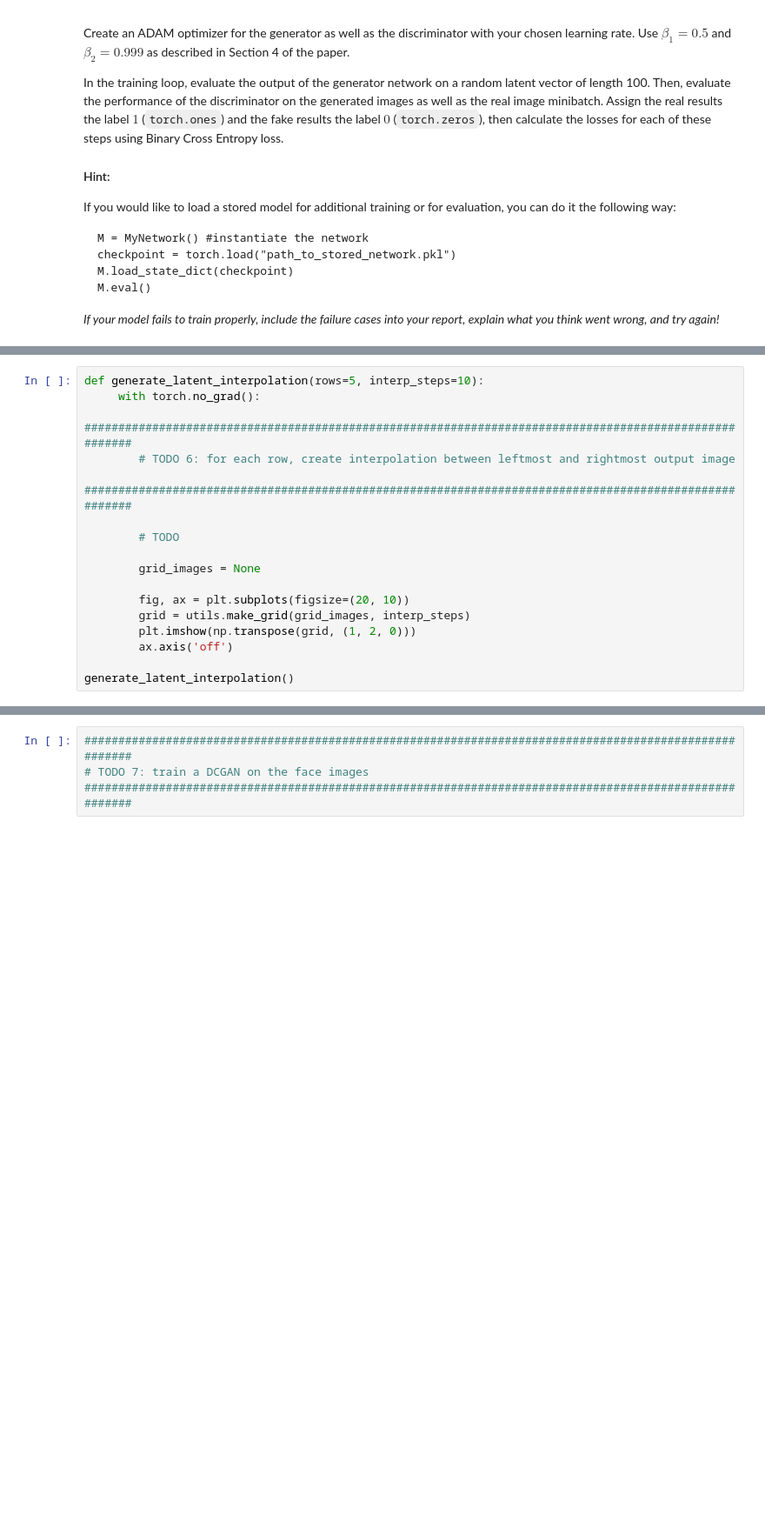
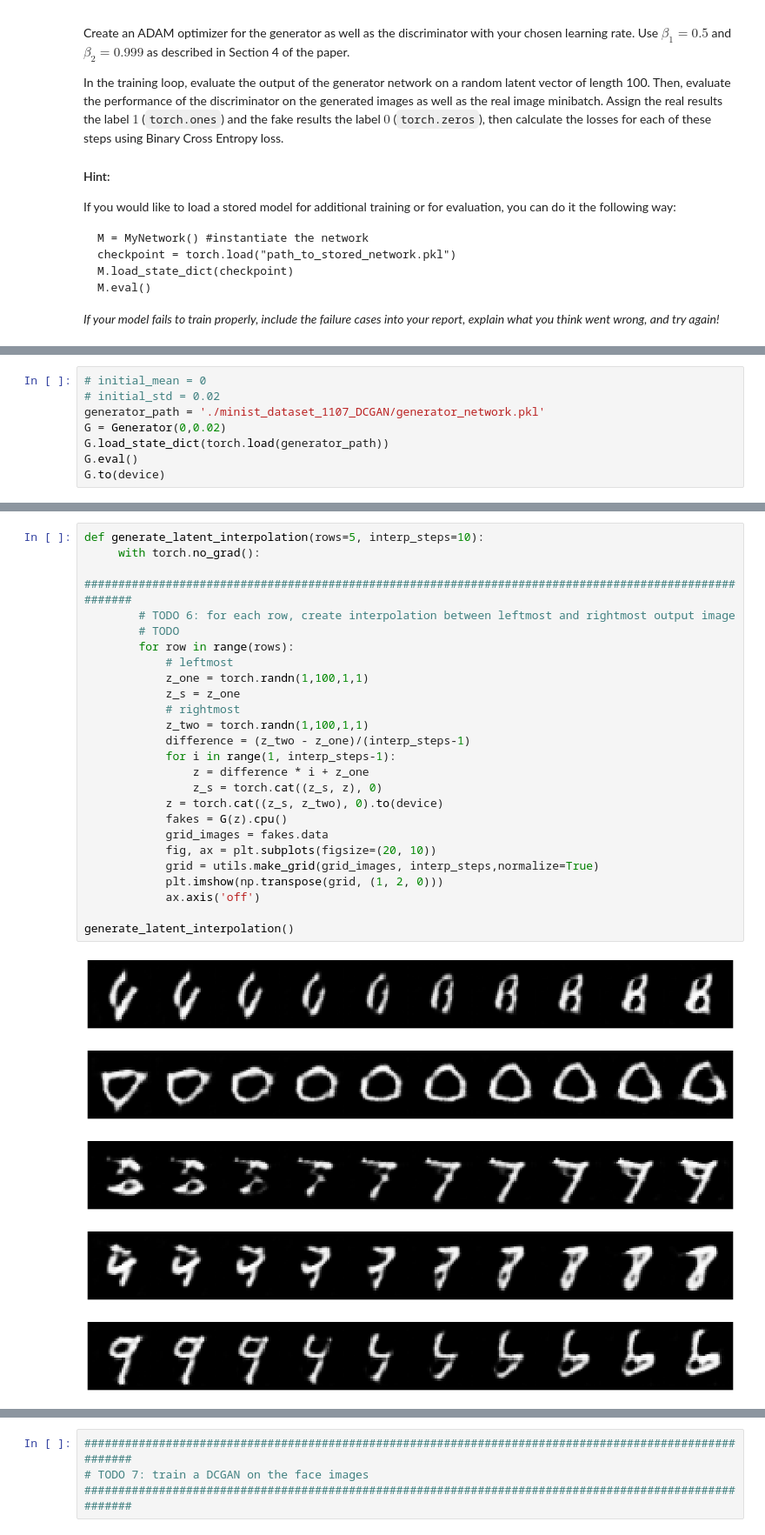
Before and after one commit to Elizabeth1997/CS390DD_Project4, a Jupyter notebook: GAN_assignment_STUDENT.ipynb, the cells around one changed output, grey strips where cells are left out. Shown at 87% size. Cells and saved outputs as stored; diff of their text form; blank space fills up the shorter version.

```diff
--- a/GAN_assignment_STUDENT.ipynb
+++ b/GAN_assignment_STUDENT.ipynb
@@ -478,0 +491,8 @@ README.md                     img       minist_dataset_DCGAN
+# %%
+# initial_mean = 0
+# initial_std = 0.02
+generator_path = './minist_dataset_1107_DCGAN/generator_network.pkl'
+G = Generator(0,0.02)
+G.load_state_dict(torch.load(generator_path))
+G.eval()
+G.to(device)
@@ -479,20 +517,34 @@ README.md                     img       minist_dataset_DCGAN
 # %%
 def generate_latent_interpolation(rows=5, interp_steps=10):
      with torch.no_grad():
         #######################################################################################################
         # TODO 6: for each row, create interpolation between leftmost and rightmost output image
-        #######################################################################################################
-
         # TODO
-
-        grid_images = None
-
-        fig, ax = plt.subplots(figsize=(20, 10))
-        grid = utils.make_grid(grid_images, interp_steps)
-        plt.imshow(np.transpose(grid, (1, 2, 0)))
-        ax.axis('off')
+        for row in range(rows):
+            # leftmost
+            z_one = torch.randn(1,100,1,1)
+            z_s = z_one
+            # rightmost
+            z_two = torch.randn(1,100,1,1)
+            difference = (z_two - z_one)/(interp_steps-1)
+            for i in range(1, interp_steps-1):
+                z = difference * i + z_one
+                z_s = torch.cat((z_s, z), 0)
+            z = torch.cat((z_s, z_two), 0).to(device)
+            fakes = G(z).cpu()
+            grid_images = fakes.data
+            fig, ax = plt.subplots(figsize=(20, 10))
+            grid = utils.make_grid(grid_images, interp_steps,normalize=True)
+            plt.imshow(np.transpose(grid, (1, 2, 0)))
+            ax.axis('off')
 
 generate_latent_interpolation()
+# %% [output]
+[figure, added]
+[figure, added]
+[figure, added]
+[figure, added]
+[figure, added]
 # %% [markdown]
 ### 7) Modify the network to output $64\times64$ RGB images (10 points)
 
```
Also changed, not shown: parts of 22 cells of this notebook, 2 other files.
